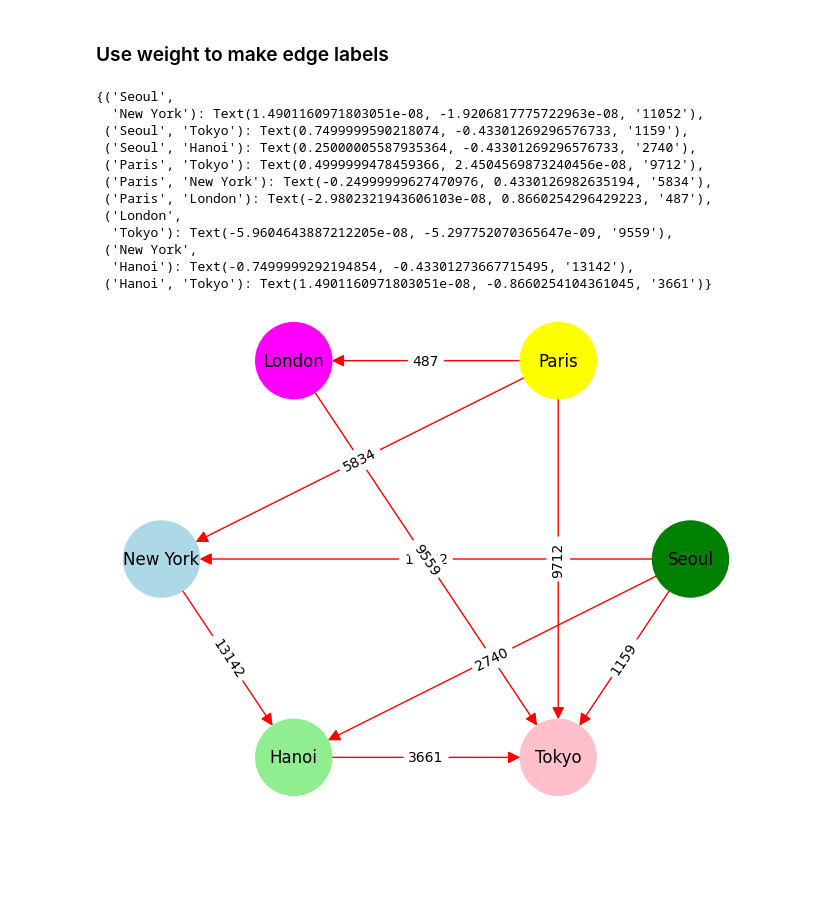
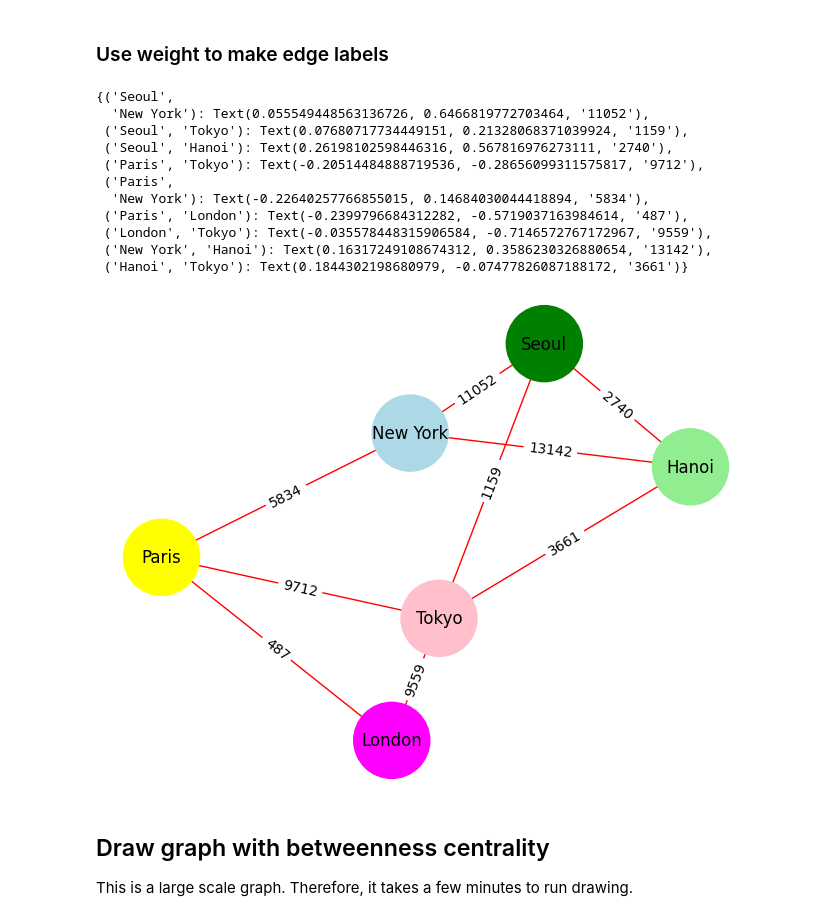
Before and after one commit to NSLab-CUK/Graph-Mining-Spring-2023, a Jupyter notebook: W4/Practice_4.ipynb, the cells around one changed output. Saved outputs shown, nothing was run; the diff lists cells and outputs as text; code cells hidden in the pictures; blank space fills up the shorter version.

```diff
--- a/W4/Practice_4.ipynb
+++ b/W4/Practice_4.ipynb
@@ -223,29 +226,32 @@ nx.draw_networkx_edge_labels(
 # %%
 colors = ['green', 'yellow', 'magenta', 'lightblue', 'lightgreen', 'pink']
 options = {
     'node_color': colors,       # color of node
     'node_size': 3000,          # size of node
     'width': 1,                 # line width of edges
-    'arrowstyle': '-|>',        # array style for directed graph
     'arrowsize': 18,            # size of arrow
     'edge_color':'red',         # edge color
 }
 
+pos = nx.spring_layout(G)
+
 nx.draw(G, pos, with_labels = True, arrows=True, **options)
 labels = nx.get_edge_attributes(G,'weight')
 nx.draw_networkx_edge_labels(G, pos, edge_labels=labels)
 # %% [output]
 {('Seoul',
-  'New York'): Text(1.4901160971803051e-08, -1.9206817775722963e-08, '11052'),
- ('Seoul', 'Tokyo'): Text(0.7499999590218074, -0.43301269296576733, '1159'),
- ('Seoul', 'Hanoi'): Text(0.25000005587935364, -0.43301269296576733, '2740'),
- ('Paris', 'Tokyo'): Text(0.4999999478459366, 2.4504569873240456e-08, '9712'),
- ('Paris', 'New York'): Text(-0.24999999627470976, 0.4330126982635194, '5834'),
- ('Paris', 'London'): Text(-2.9802321943606103e-08, 0.8660254296429223, '487'),
- ('London',
-  'Tokyo'): Text(-5.9604643887212205e-08, -5.297752070365647e-09, '9559'),
- ('New York',
-  'Hanoi'): Text(-0.7499999292194854, -0.43301273667715495, '13142'),
- ('Hanoi', 'Tokyo'): Text(1.4901160971803051e-08, -0.8660254104361045, '3661')}
+  'New York'): Text(0.055549448563136726, 0.6466819772703464, '11052'),
+ ('Seoul', 'Tokyo'): Text(0.07680717734449151, 0.21328068371039924, '1159'),
+ ('Seoul', 'Hanoi'): Text(0.26198102598446316, 0.567816976273111, '2740'),
+ ('Paris', 'Tokyo'): Text(-0.20514484888719536, -0.28656099311575817, '9712'),
+ ('Paris',
+  'New York'): Text(-0.22640257766855015, 0.14684030044418894, '5834'),
+ ('Paris', 'London'): Text(-0.2399796684312282, -0.5719037163984614, '487'),
+ ('London', 'Tokyo'): Text(-0.035578448315906584, -0.7146572767172967, '9559'),
+ ('New York', 'Hanoi'): Text(0.16317249108674312, 0.3586230326880654, '13142'),
+ ('Hanoi', 'Tokyo'): Text(0.1844302198680979, -0.07477826087188172, '3661')}
-[figure, old version]
+[figure, new version]
+# %% [markdown]
+## Draw graph with betweenness centrality
+This is a large scale graph. Therefore, it takes a few minutes to run drawing.
 # %%
```
Also changed, not shown: parts of 5 cells of this notebook.
